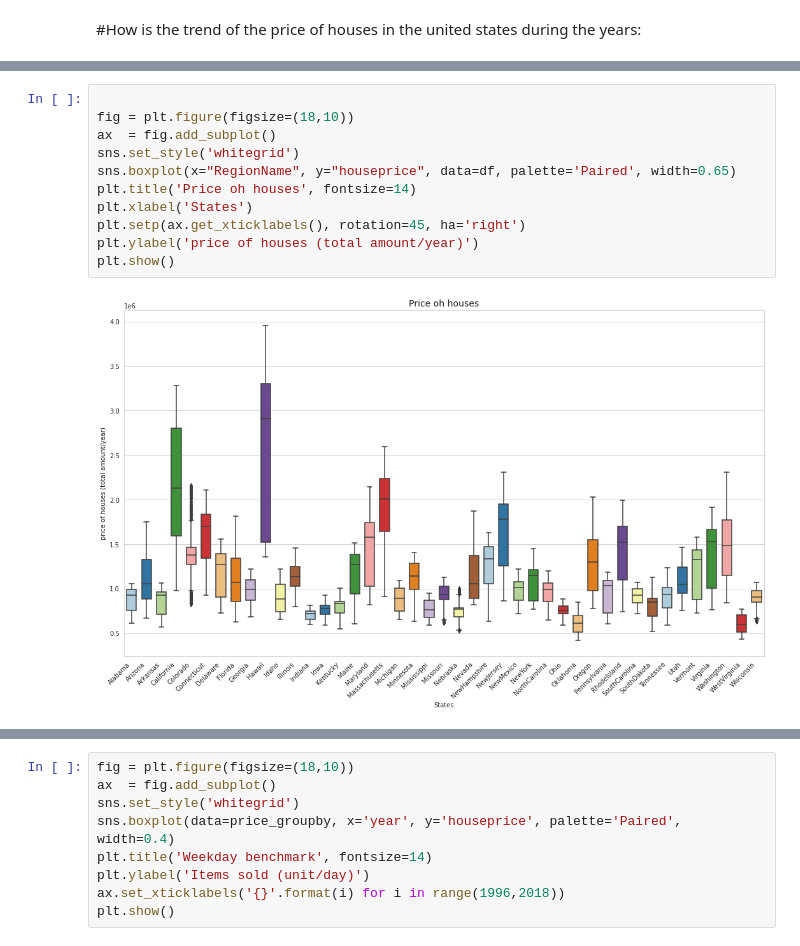
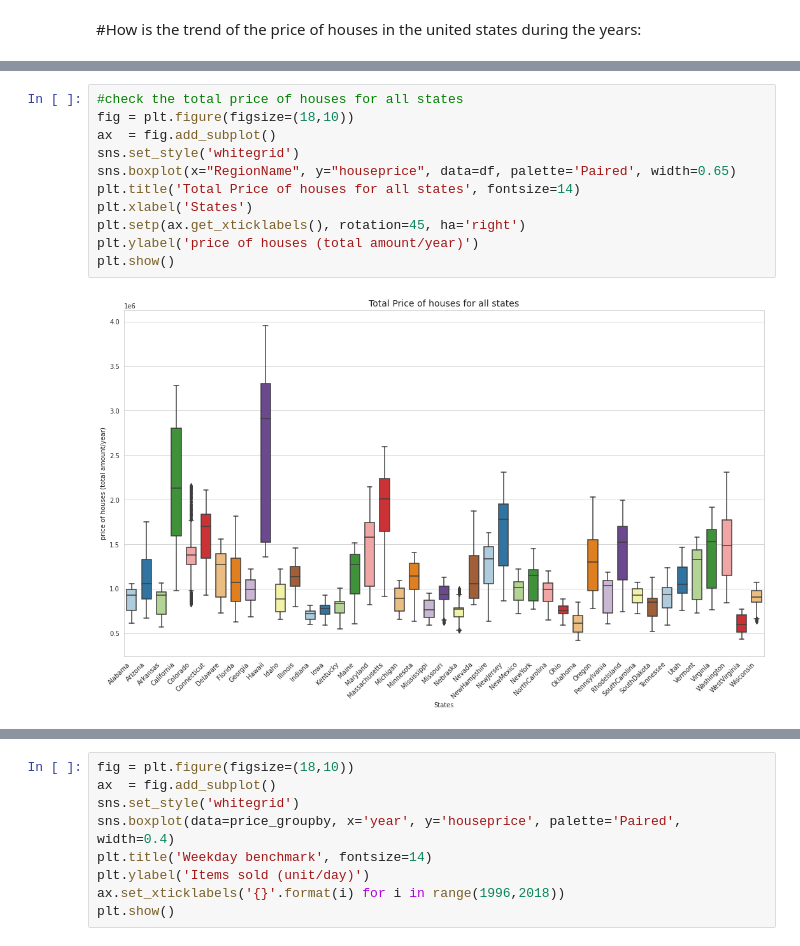
Before and after one commit to MaliheDahmardeh/state-house-price-analysis-SM, a Jupyter notebook: state-house-price-analysis.ipynb, the cells around one changed output, grey strips where cells are left out. Cells and saved outputs as stored; diff of their text form.

```diff
--- a/state-house-price-analysis.ipynb
+++ b/state-house-price-analysis.ipynb
@@ -604,16 +605,16 @@ plt.show()
 # %% [output]
 [figure]
 # %%
-
+#check the total price of houses for all states
 fig = plt.figure(figsize=(18,10))
 ax  = fig.add_subplot()
 sns.set_style('whitegrid')
 sns.boxplot(x="RegionName", y="houseprice", data=df, palette='Paired', width=0.65)
-plt.title('Price oh houses', fontsize=14)
+plt.title('Total Price of houses for all states', fontsize=14)
 plt.xlabel('States')
 plt.setp(ax.get_xticklabels(), rotation=45, ha='right')
 plt.ylabel('price of houses (total amount/year)')
 plt.show()
 # %% [output]
-[figure, old version]
+[figure, new version]
 # %%
```
Also changed, not shown: parts of 15 cells of this notebook.
